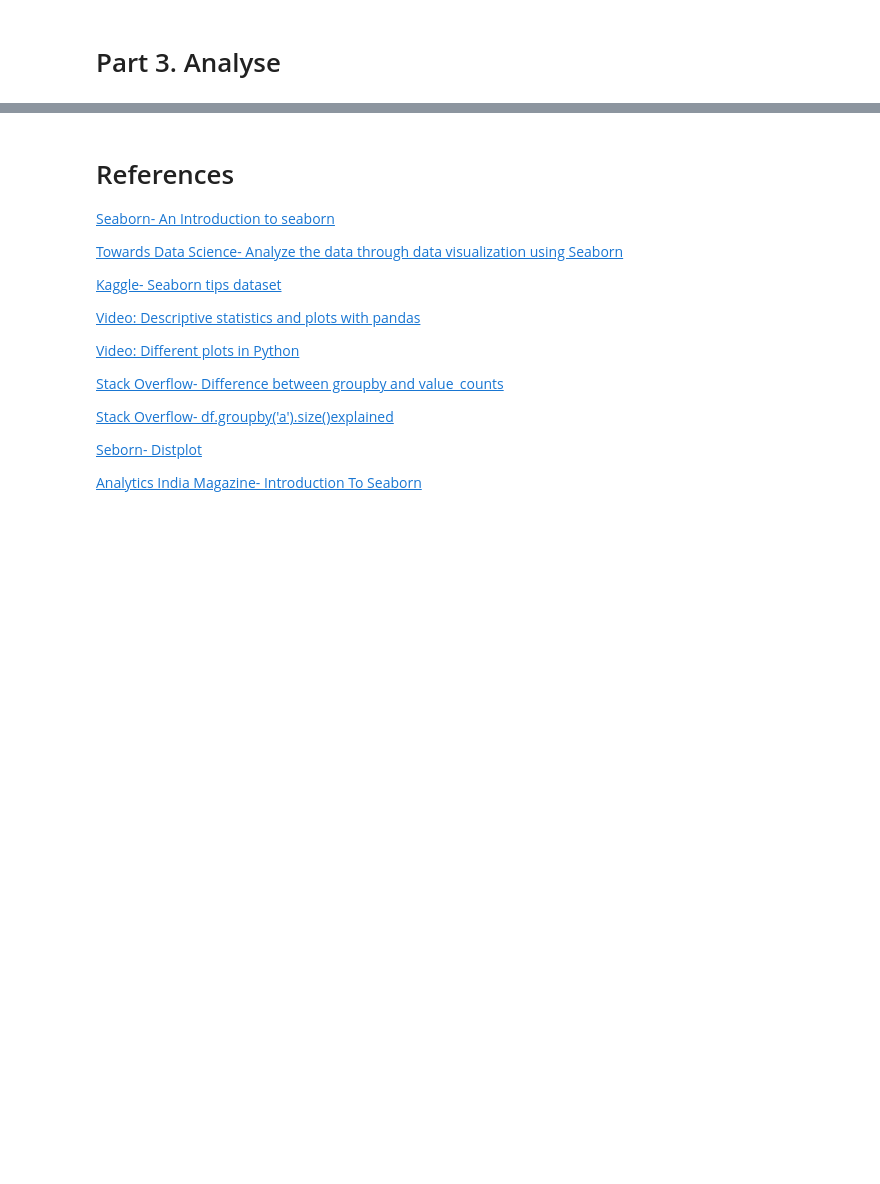
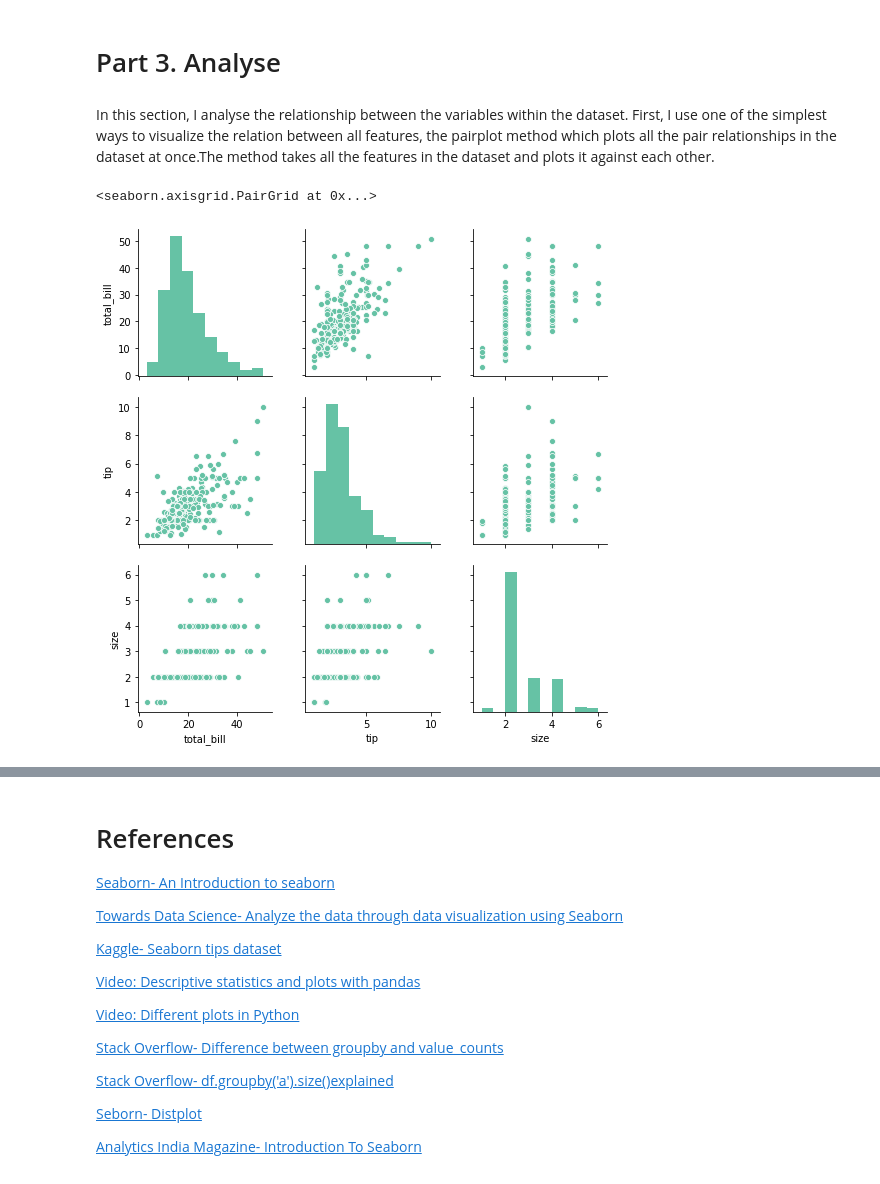
Before and after one commit to amacuga/fundamentals-assessment, a Jupyter notebook: Assessment.ipynb, the cells around one changed output, grey strips where cells are left out. Saved outputs shown, nothing was run; the diff lists cells and outputs as text; code cells hidden in the pictures; blank space fills up the shorter version.

Commit message:
Added some plots in Part.3.

```diff
--- a/Assessment.ipynb
+++ b/Assessment.ipynb
@@ -334,3 +334,11 @@ SpearmanrResult(correlation=0.6789681219001009, pvalue=2.501158440923619e-34)
 **Again, the Spearman’s correlation coefficient shows a strong correlation between the variables total_bill and tip of 0.68.**
 # %% [markdown]
 # Part 3. Analyse
+# %% [markdown]
+In this section, I analyse the relationship between the variables within the dataset. First, I use one of the simplest ways to visualize the relation between all features, the pairplot method which plots all the pair relationships in the dataset at once.The method takes all the features in the dataset and plots it against each other.
+# %%
+# Create the pairplot.
+sns.pairplot(tips)
+# %% [output]
+<seaborn.axisgrid.PairGrid at 0x...>
+[figure, added]
```
Also changed, not shown: parts of 5 cells of this notebook.
